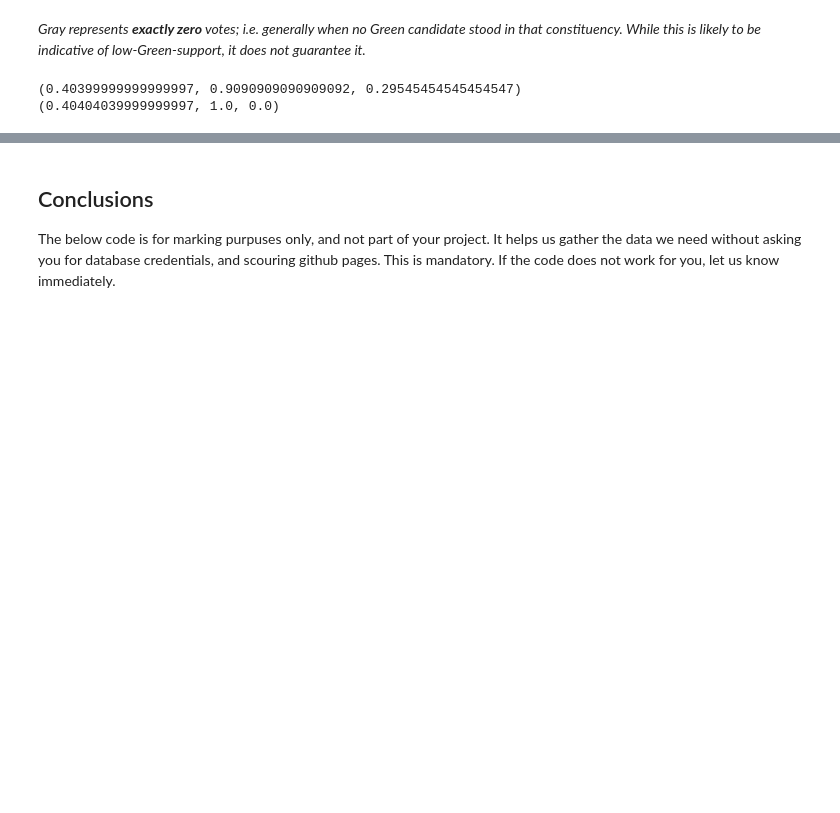
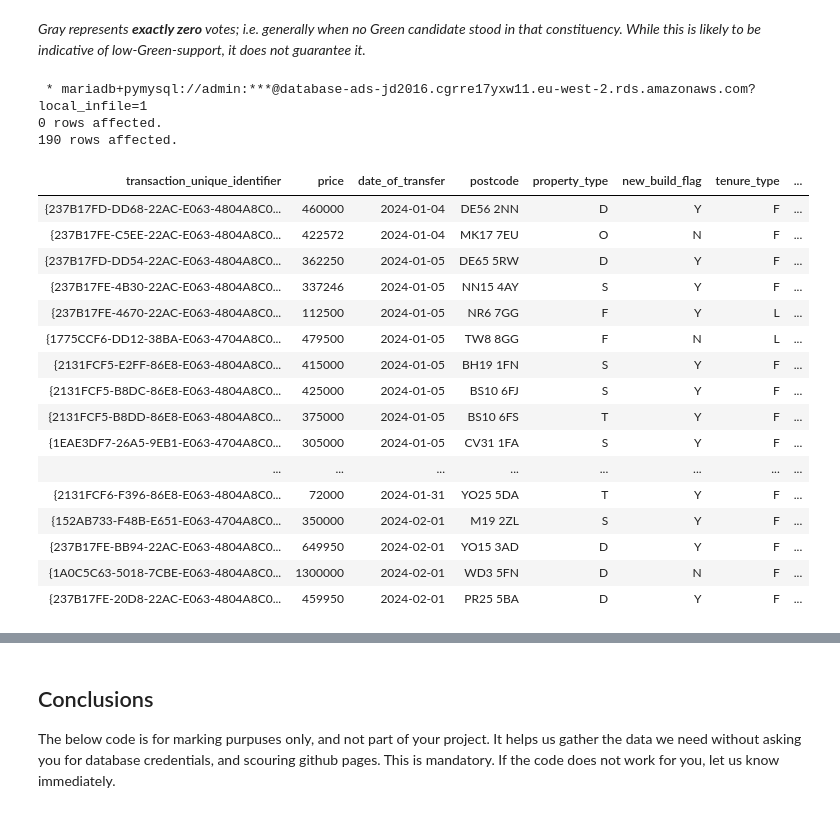
Before and after one commit to JDS289/jd2016_ads_2024, a Jupyter notebook: ads_course_assessment.ipynb, the cells around one changed output, grey strips where cells are left out. Saved outputs shown, nothing was run; the diff lists cells and outputs as text; code cells hidden in the pictures; blank space fills up the shorter version.

```diff
--- a/ads_course_assessment.ipynb
+++ b/ads_course_assessment.ipynb
@@ -937,10 +834,30 @@ cb.set_ticks(ticks=[x/5 for x in range(6)], labels=labels)
 [figure]
 # %% [markdown]
 *Gray represents **exactly zero** votes; i.e. generally when no Green candidate stood in that constituency. While this is likely to be indicative of low-Green-support, it does not guarantee it.*
-# %%
-print(color_from_greenProportion(0.5))
-
-print(color_from_greenProportion(1))
-# %% [output]
-(0.40399999999999997, 0.9090909090909092, 0.29545454545454547)
-(0.40404039999999997, 1.0, 0.0)
+# %%
+%%sql
+USE ads_2024;
+
+SELECT * FROM (SELECT * FROM pp_data WHERE (date_of_transfer BETWEEN "2024-01-01" AND "2024-02-01") AND postcode != "") as p LEFT JOIN
+postcode_data p2 ON p.postcode = p2.postcode WHERE p2.postcode IS NULL;
+# %% [output]
+ * mariadb+pymysql://admin:***@database-ads-jd2016.cgrre17yxw11.eu-west-2.rds.amazonaws.com?local_infile=1
+0 rows affected.
+190 rows affected.
+| transaction_unique_identifier | price | date_of_transfer | postcode | property_type | new_build_flag | tenure_type | ... |
+| {237B17FD-DD68-22AC-E063-4804A8C0... | 460000 | 2024-01-04 | DE56 2NN | D | Y | F | ... |
+| {237B17FE-C5EE-22AC-E063-4804A8C0... | 422572 | 2024-01-04 | MK17 7EU | O | N | F | ... |
+| {237B17FD-DD54-22AC-E063-4804A8C0... | 362250 | 2024-01-05 | DE65 5RW | D | Y | F | ... |
+| {237B17FE-4B30-22AC-E063-4804A8C0... | 337246 | 2024-01-05 | NN15 4AY | S | Y | F | ... |
+| {237B17FE-4670-22AC-E063-4804A8C0... | 112500 | 2024-01-05 | NR6 7GG | F | Y | L | ... |
+| {1775CCF6-DD12-38BA-E063-4704A8C0... | 479500 | 2024-01-05 | TW8 8GG | F | N | L | ... |
+| {2131FCF5-E2FF-86E8-E063-4804A8C0... | 415000 | 2024-01-05 | BH19 1FN | S | Y | F | ... |
+| {2131FCF5-B8DC-86E8-E063-4804A8C0... | 425000 | 2024-01-05 | BS10 6FJ | S | Y | F | ... |
+| {2131FCF5-B8DD-86E8-E063-4804A8C0... | 375000 | 2024-01-05 | BS10 6FS | T | Y | F | ... |
+| {1EAE3DF7-26A5-9EB1-E063-4704A8C0... | 305000 | 2024-01-05 | CV31 1FA | S | Y | F | ... |
+| ... | ... | ... | ... | ... | ... | ... | ... |
+| {2131FCF6-F396-86E8-E063-4804A8C0... | 72000 | 2024-01-31 | YO25 5DA | T | Y | F | ... |
+| {152AB733-F48B-E651-E063-4704A8C0... | 350000 | 2024-02-01 | M19 2ZL | S | Y | F | ... |
+| {237B17FE-BB94-22AC-E063-4804A8C0... | 649950 | 2024-02-01 | YO15 3AD | D | Y | F | ... |
+| {1A0C5C63-5018-7CBE-E063-4804A8C0... | 1300000 | 2024-02-01 | WD3 5FN | D | N | F | ... |
+| {237B17FE-20D8-22AC-E063-4804A8C0... | 459950 | 2024-02-01 | PR25 5BA | D | Y | F | ... |
```
Also changed, not shown: parts of 37 cells of this notebook.
